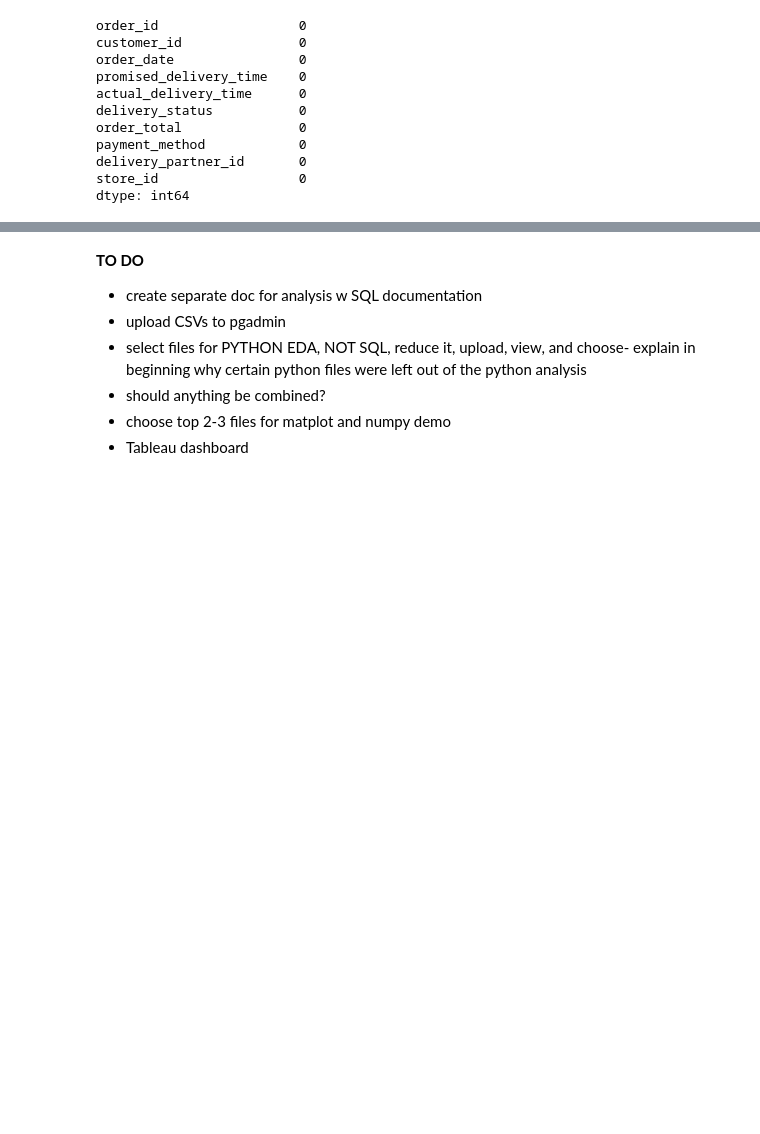
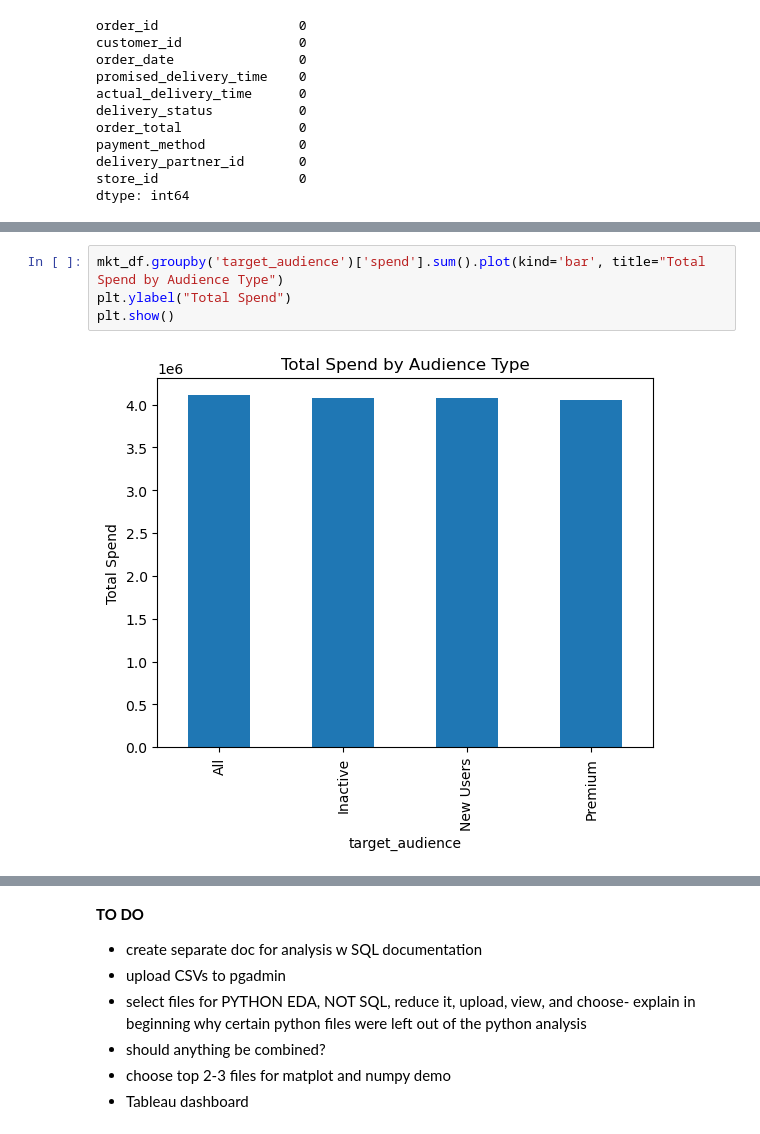
Before and after one commit to toviyahw/blinkit-sales-analysis, a Jupyter notebook: Project-Plan.ipynb, the cells around one changed output, grey strips where cells are left out. Drawn from its saved outputs; the diff is of its cells as text; blank space fills up the shorter version.

```diff
--- a/Project-Plan.ipynb
+++ b/Project-Plan.ipynb
@@ -183,0 +525,6 @@ The fifth file: **NOTE -NEW version, or og version**
+# %%
+mkt_df.groupby('target_audience')['spend'].sum().plot(kind='bar', title="Total Spend by Audience Type")
+plt.ylabel("Total Spend")
+plt.show()
+# %% [output]
+[figure, added]
```
Also changed, not shown: parts of 101 cells of this notebook.
